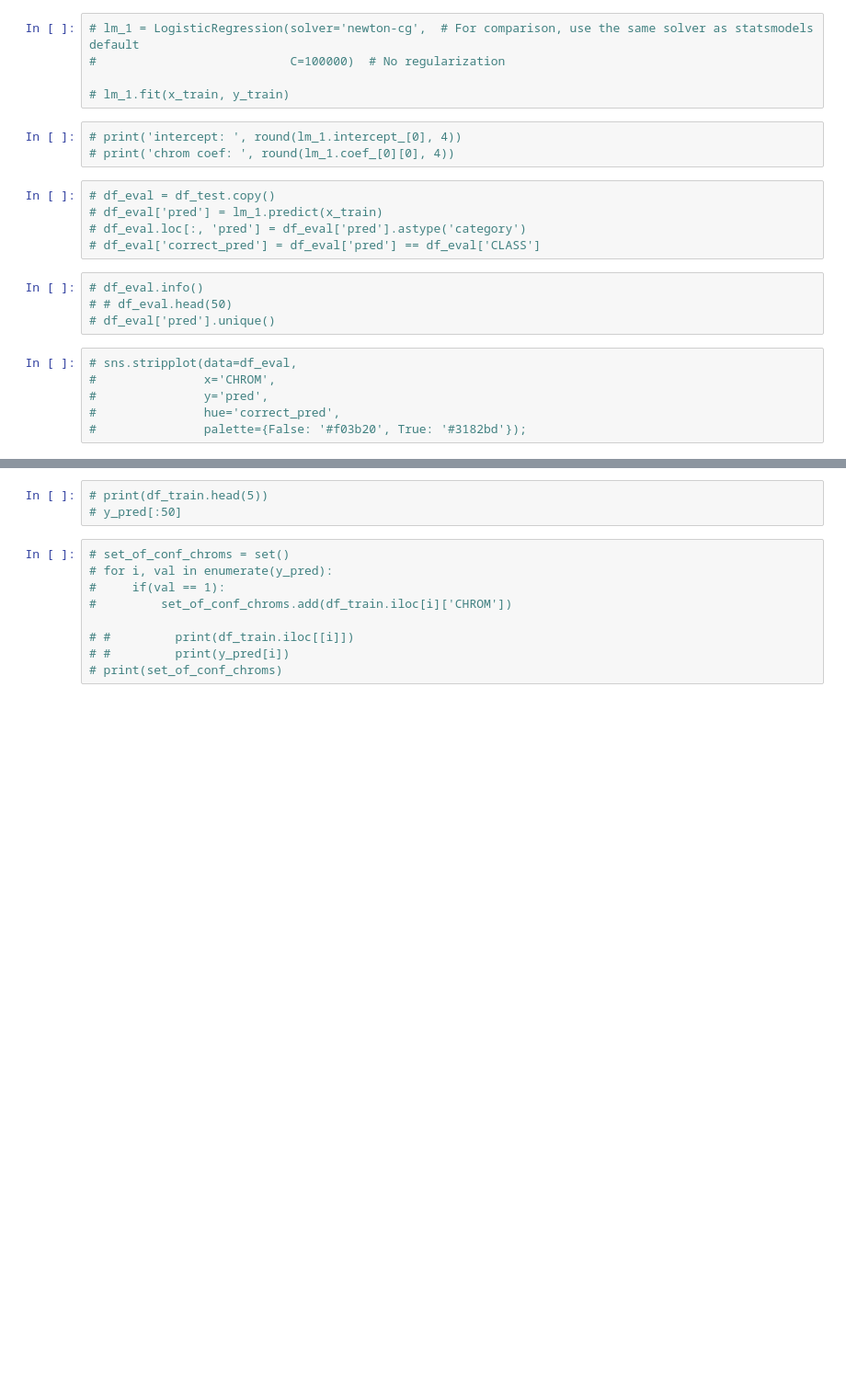
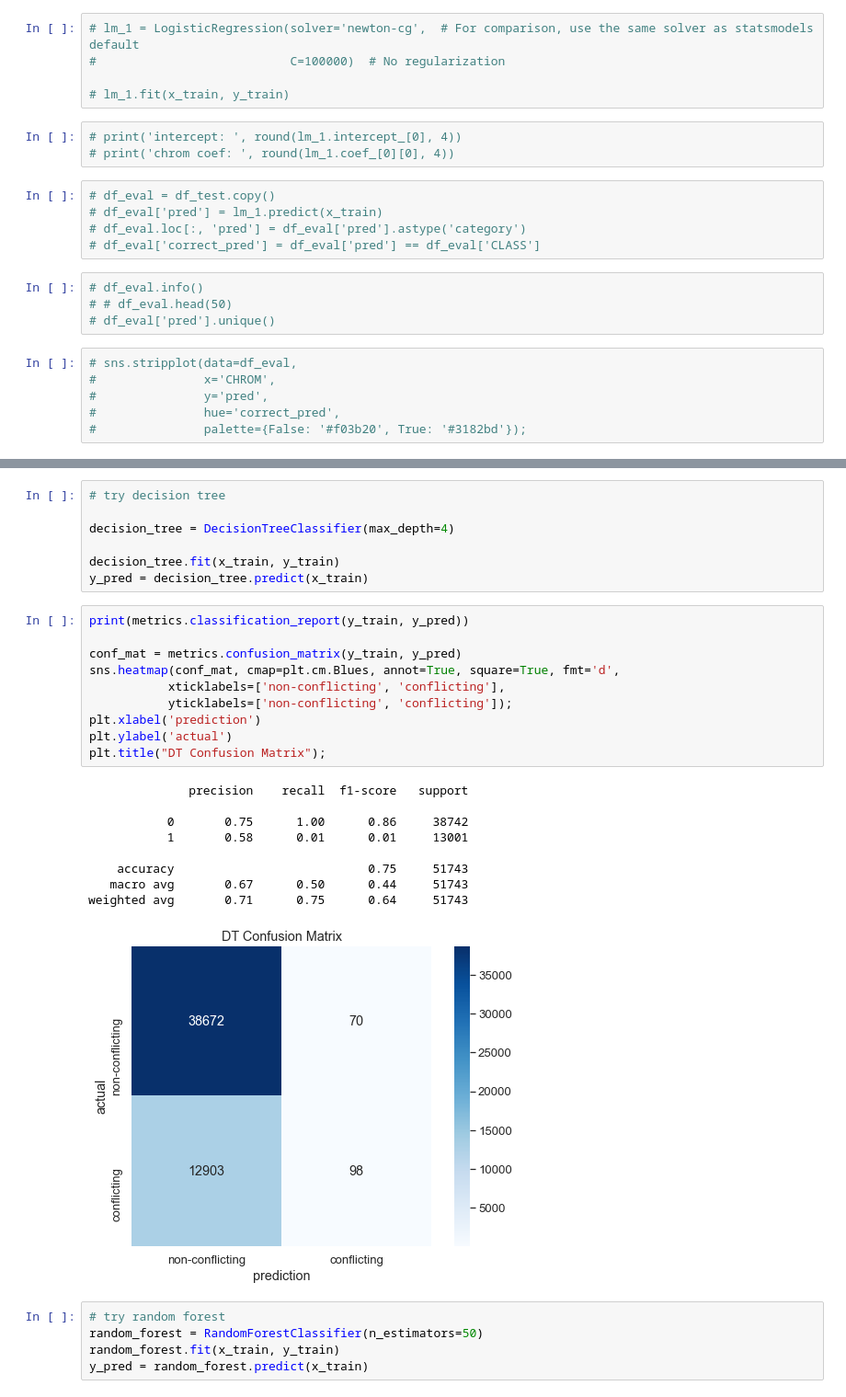
Before and after one commit to nkinnaird/GeneticVariantClassification, a Jupyter notebook: code/initialEDA.ipynb, the cells around one changed output, grey strips where cells are left out. Shown: that part at 92% size. Drawn from its saved outputs; the diff is of its cells as text; blank space fills up the shorter version.

Commit message:
More EDA work, trying some other models, started new python utils module for model evaluation metrics.

```diff
--- a/code/initialEDA.ipynb
+++ b/code/initialEDA.ipynb
@@ -280,12 +273,32 @@ weighted avg       0.67      0.69      0.68     51743
-# %%
-# print(df_train.head(5))
-# y_pred[:50]
-# %%
-# set_of_conf_chroms = set()
-# for i, val in enumerate(y_pred):
-#     if(val == 1):
-#         set_of_conf_chroms.add(df_train.iloc[i]['CHROM'])
-
-# #         print(df_train.iloc[[i]])
-# #         print(y_pred[i])
-# print(set_of_conf_chroms)
+# %%
+# try decision tree
+
+decision_tree = DecisionTreeClassifier(max_depth=4)
+
+decision_tree.fit(x_train, y_train)
+y_pred = decision_tree.predict(x_train)
+# %%
+print(metrics.classification_report(y_train, y_pred))
+
+conf_mat = metrics.confusion_matrix(y_train, y_pred)
+sns.heatmap(conf_mat, cmap=plt.cm.Blues, annot=True, square=True, fmt='d',
+           xticklabels=['non-conflicting', 'conflicting'],
+           yticklabels=['non-conflicting', 'conflicting']);
+plt.xlabel('prediction')
+plt.ylabel('actual')
+plt.title("DT Confusion Matrix");
+# %% [output]
+              precision    recall  f1-score   support
+
+           0       0.75      1.00      0.86     38742
+           1       0.58      0.01      0.01     13001
+
+    accuracy                           0.75     51743
+   macro avg       0.67      0.50      0.44     51743
+weighted avg       0.71      0.75      0.64     51743
+[figure, added]
+# %%
+# try random forest
+random_forest = RandomForestClassifier(n_estimators=50)
+random_forest.fit(x_train, y_train)
+y_pred = random_forest.predict(x_train)
```
Also changed, not shown: parts of 13 cells of this notebook, 1 other file.
